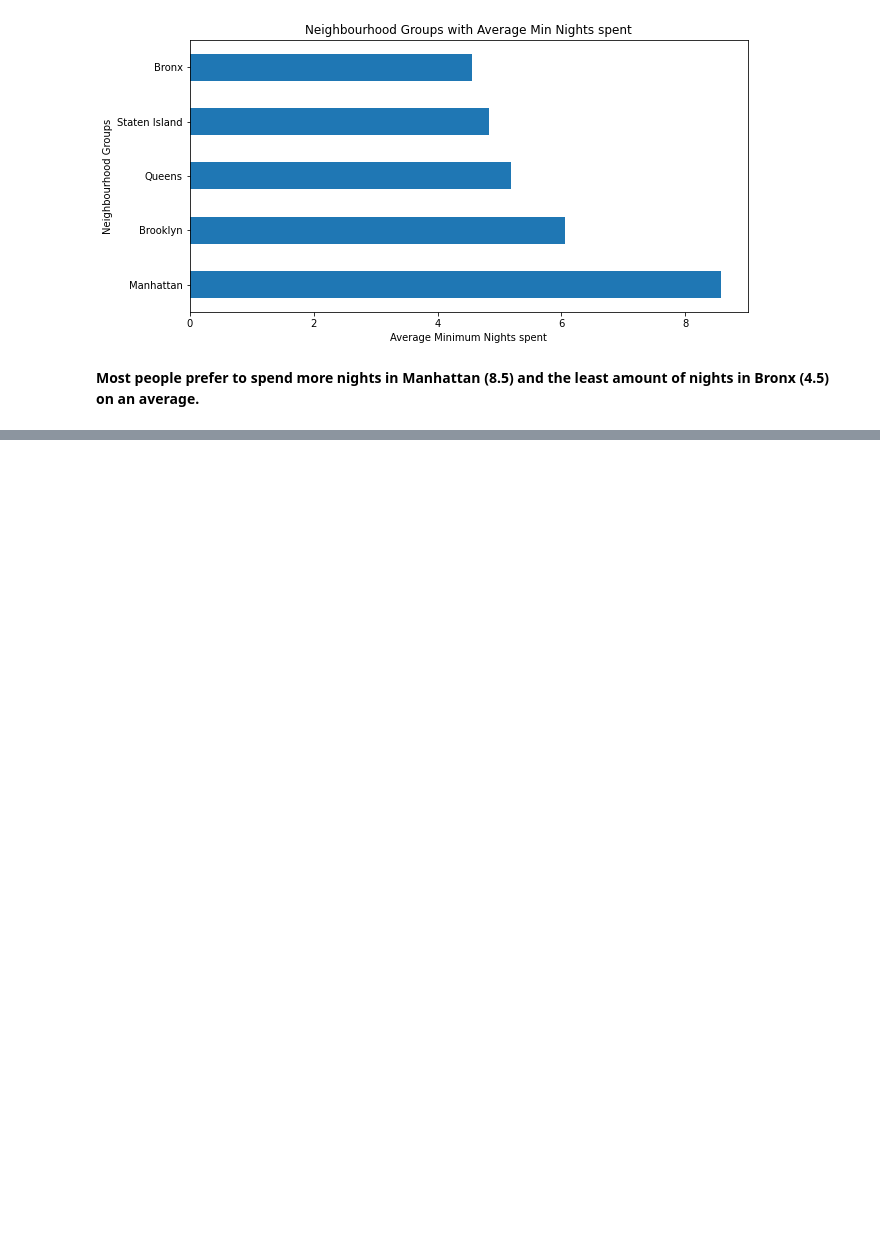
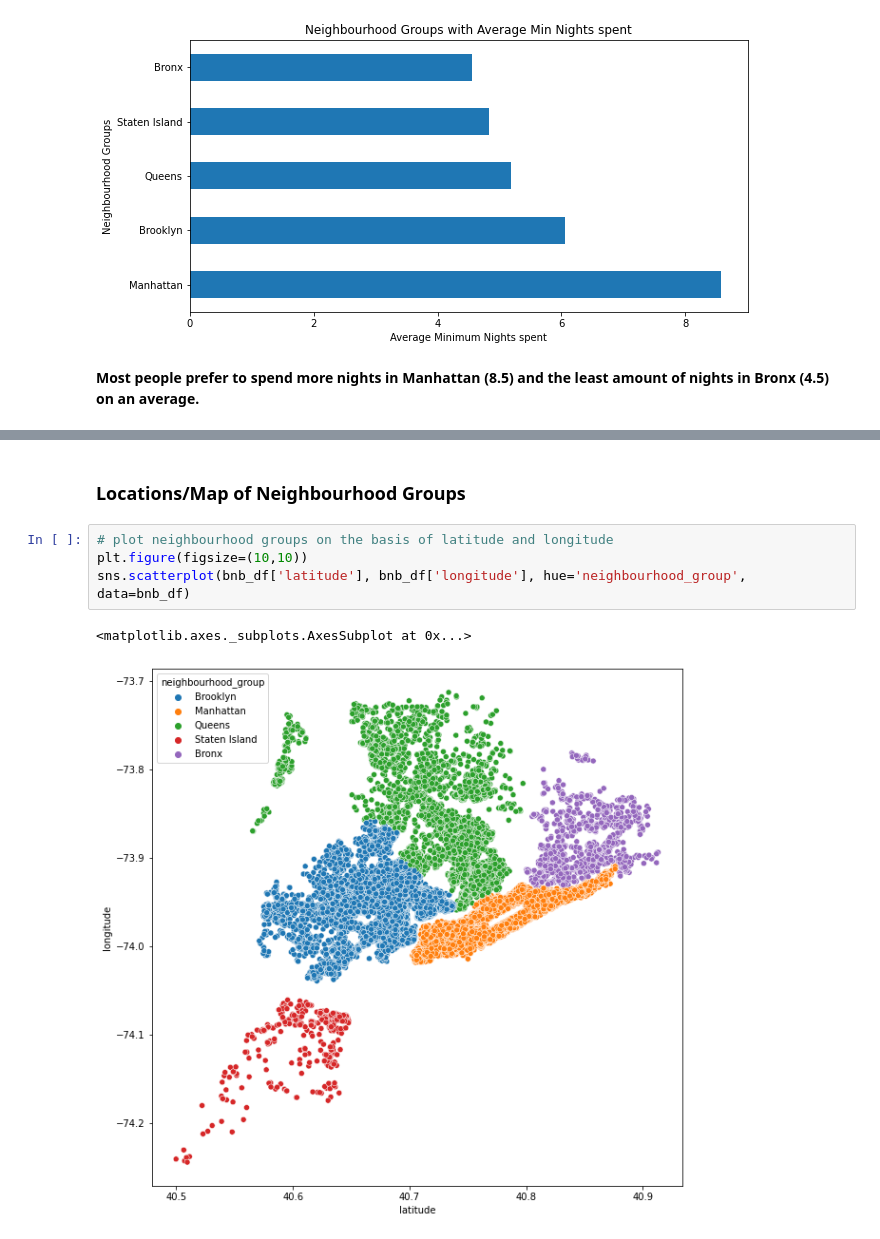
Before and after one commit to Rudrajit12/Airbnb-Bookings-Analysis, a Jupyter notebook: Airbnb_Bookings_Analysis_Capstone_Project.ipynb, the cells around one changed output, grey strips where cells are left out. Saved outputs shown, nothing was run; the diff lists cells and outputs as text; blank space fills up the shorter version.

```diff
--- a/Airbnb_Bookings_Analysis_Capstone_Project.ipynb
+++ b/Airbnb_Bookings_Analysis_Capstone_Project.ipynb
@@ -472,0 +529,9 @@ Name: minimum_nights, dtype: float64
+# %% [markdown]
+### **Locations/Map of Neighbourhood Groups**
+# %%
+# plot neighbourhood groups on the basis of latitude and longitude
+plt.figure(figsize=(10,10))
+sns.scatterplot(bnb_df['latitude'], bnb_df['longitude'], hue='neighbourhood_group', data=bnb_df)
+# %% [output]
+<matplotlib.axes._subplots.AxesSubplot at 0x...>
+[figure, added]
```
Also changed, not shown: parts of 27 cells of this notebook.
